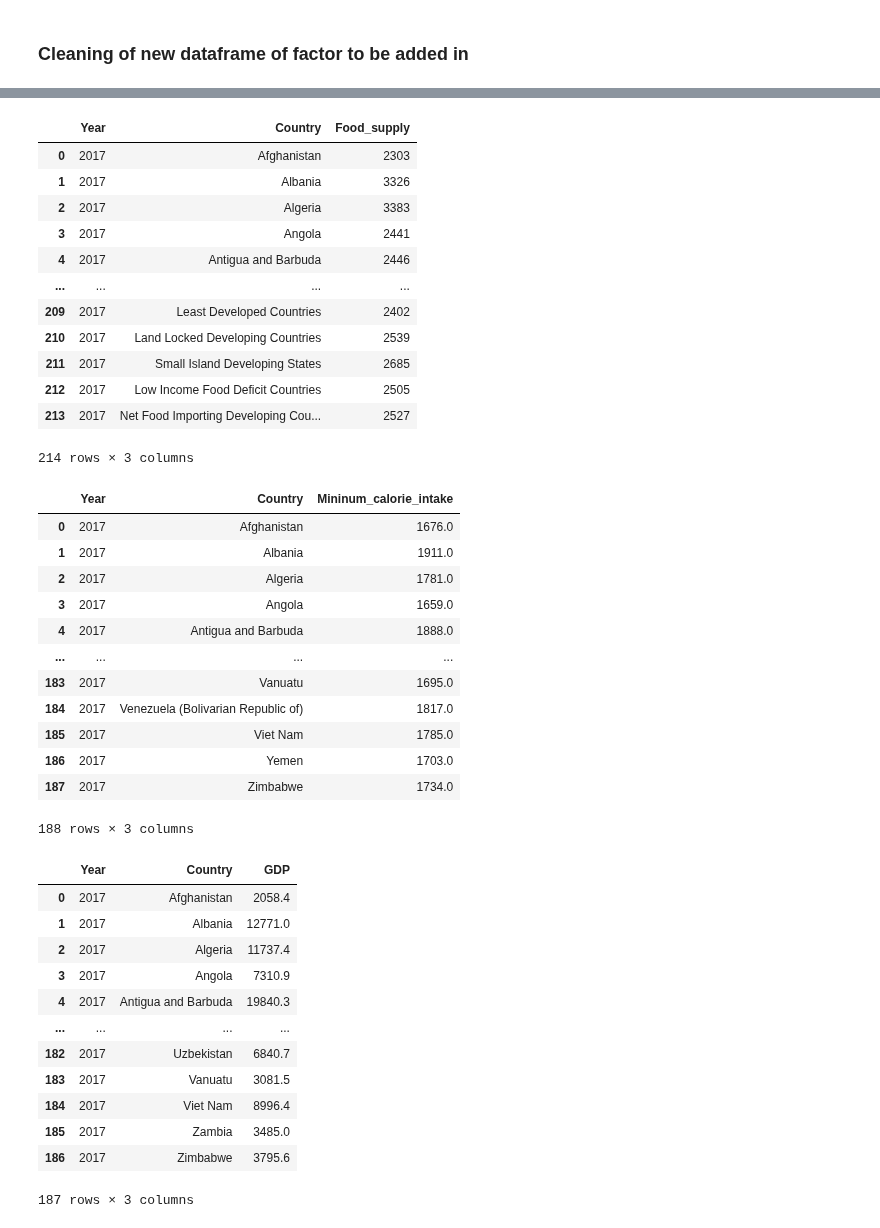
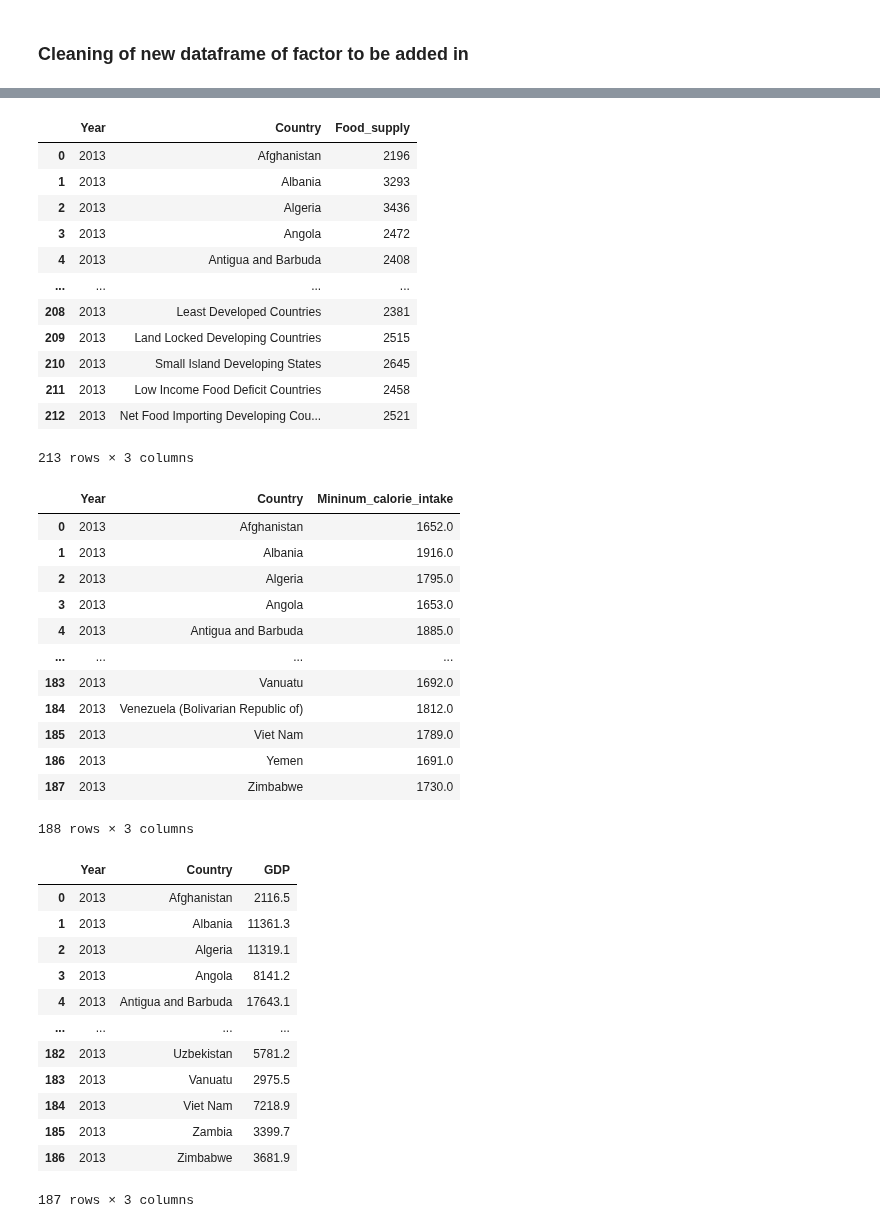
Before and after one commit to tanjoash/2D_data_driven_world, a Jupyter notebook: 2dwork/2D DDW.ipynb, the cells around one changed output, grey strips where cells are left out. Drawn from its saved outputs; the diff is of its cells as text; code cells hidden in the pictures.

```diff
--- a/2dwork/2D DDW.ipynb
+++ b/2dwork/2D DDW.ipynb
@@ -904,31 +926,31 @@ dfyears_protein_countries = dfyears_protein.Country.unique()
 # %%
 # read food supply csv
 df_food_supply = pd.read_csv("DDW_Food Supply.csv")
 # extract values only when item is "Grand Total"
 df_grand_total = df_food_supply[(df_food_supply["Item"] == "Grand Total")]
 # extract values from the specified year
-dfyears_food_supply = df_grand_total[(df_grand_total["Year"]==2017)]
+dfyears_food_supply = df_grand_total[(df_grand_total["Year"]==2013)]
 # extract year, country and food supply
 dfyears_food_supply = dfyears_food_supply[["Year", "Area", "Value"]]
 dfyears_food_supply = dfyears_food_supply.rename(columns = {"Area": "Country", "Value": "Food_supply"})
 # set index from 0
 dfyears_food_supply = dfyears_food_supply.reset_index(drop=True)
 # print dataframe
 dfyears_food_supply
 # %% [output]
 |  | Year | Country | Food_supply |
-| 0 | 2017 | Afghanistan | 2303 |
-| 1 | 2017 | Albania | 3326 |
-| 2 | 2017 | Algeria | 3383 |
-| 3 | 2017 | Angola | 2441 |
-| 4 | 2017 | Antigua and Barbuda | 2446 |
+| 0 | 2013 | Afghanistan | 2196 |
+| 1 | 2013 | Albania | 3293 |
+| 2 | 2013 | Algeria | 3436 |
+| 3 | 2013 | Angola | 2472 |
+| 4 | 2013 | Antigua and Barbuda | 2408 |
 | ... | ... | ... | ... |
-| 209 | 2017 | Least Developed Countries | 2402 |
-| 210 | 2017 | Land Locked Developing Countries | 2539 |
-| 211 | 2017 | Small Island Developing States | 2685 |
-| 212 | 2017 | Low Income Food Deficit Countries | 2505 |
-| 213 | 2017 | Net Food Importing Developing Cou... | 2527 |
+| 208 | 2013 | Least Developed Countries | 2381 |
+| 209 | 2013 | Land Locked Developing Countries | 2515 |
+| 210 | 2013 | Small Island Developing States | 2645 |
+| 211 | 2013 | Low Income Food Deficit Countries | 2458 |
+| 212 | 2013 | Net Food Importing Developing Cou... | 2521 |
-214 rows × 3 columns
+213 rows × 3 columns
 # %%
 df_food_supply_countries = dfyears_food_supply.Country.unique()
 # print(df_food_supply_countries)
@@ -938,7 +960,7 @@ df_min_cal_intake = pd.read_csv("DDW_Min Cal Intake.csv")
 # extract values that are not missing
 df_min_cal_intake = df_min_cal_intake[df_min_cal_intake["Value"].notna()]
 # extract year 2013 - 2017 values
-dfyears_min_cal = df_min_cal_intake[(df_min_cal_intake["Year"]==2017)]
+dfyears_min_cal = df_min_cal_intake[(df_min_cal_intake["Year"]==2013)]
 # extract year, country and values
 dfyears_min_cal = dfyears_min_cal[["Year", "Area", "Value"]]
 dfyears_min_cal = dfyears_min_cal.rename(columns = {"Area": "Country", "Value":"Mininum_calorie_intake"})
@@ -948,17 +970,17 @@ dfyears_min_cal = dfyears_min_cal.reset_index(drop=True)
 dfyears_min_cal
 # %% [output]
 |  | Year | Country | Mininum_calorie_intake |
-| 0 | 2017 | Afghanistan | 1676.0 |
-| 1 | 2017 | Albania | 1911.0 |
-| 2 | 2017 | Algeria | 1781.0 |
-| 3 | 2017 | Angola | 1659.0 |
-| 4 | 2017 | Antigua and Barbuda | 1888.0 |
+| 0 | 2013 | Afghanistan | 1652.0 |
+| 1 | 2013 | Albania | 1916.0 |
+| 2 | 2013 | Algeria | 1795.0 |
+| 3 | 2013 | Angola | 1653.0 |
+| 4 | 2013 | Antigua and Barbuda | 1885.0 |
 | ... | ... | ... | ... |
-| 183 | 2017 | Vanuatu | 1695.0 |
-| 184 | 2017 | Venezuela (Bolivarian Republic of) | 1817.0 |
-| 185 | 2017 | Viet Nam | 1785.0 |
-| 186 | 2017 | Yemen | 1703.0 |
-| 187 | 2017 | Zimbabwe | 1734.0 |
+| 183 | 2013 | Vanuatu | 1692.0 |
+| 184 | 2013 | Venezuela (Bolivarian Republic of) | 1812.0 |
+| 185 | 2013 | Viet Nam | 1789.0 |
+| 186 | 2013 | Yemen | 1691.0 |
+| 187 | 2013 | Zimbabwe | 1730.0 |
 188 rows × 3 columns
 # %%
 df_min_cal_intake_countries = dfyears_min_cal.Country.unique()
@@ -969,7 +991,7 @@ df_GDP = pd.read_csv("DDW_GDP per capita adjusted.csv")
 # extract values that are not missing
 df_GDP = df_GDP[(df_GDP["Value"].notna())]
 # extract year 2013-2017 values
-dfyears_GDP = df_GDP[(df_GDP["Year"]==2017)]
+dfyears_GDP = df_GDP[(df_GDP["Year"]==2013)]
 # extract year, country and value
 dfyears_GDP = dfyears_GDP[["Year","Area","Value"]]
 dfyears_GDP = dfyears_GDP.rename(columns = {"Area": "Country", "Value":"GDP"})
@@ -979,17 +1001,17 @@ dfyears_GDP = dfyears_GDP.reset_index(drop=True)
 dfyears_GDP
 # %% [output]
 |  | Year | Country | GDP |
-| 0 | 2017 | Afghanistan | 2058.4 |
-| 1 | 2017 | Albania | 12771.0 |
-| 2 | 2017 | Algeria | 11737.4 |
-| 3 | 2017 | Angola | 7310.9 |
-| 4 | 2017 | Antigua and Barbuda | 19840.3 |
+| 0 | 2013 | Afghanistan | 2116.5 |
+| 1 | 2013 | Albania | 11361.3 |
+| 2 | 2013 | Algeria | 11319.1 |
+| 3 | 2013 | Angola | 8141.2 |
+| 4 | 2013 | Antigua and Barbuda | 17643.1 |
 | ... | ... | ... | ... |
-| 182 | 2017 | Uzbekistan | 6840.7 |
-| 183 | 2017 | Vanuatu | 3081.5 |
-| 184 | 2017 | Viet Nam | 8996.4 |
-| 185 | 2017 | Zambia | 3485.0 |
-| 186 | 2017 | Zimbabwe | 3795.6 |
+| 182 | 2013 | Uzbekistan | 5781.2 |
+| 183 | 2013 | Vanuatu | 2975.5 |
+| 184 | 2013 | Viet Nam | 7218.9 |
+| 185 | 2013 | Zambia | 3399.7 |
+| 186 | 2013 | Zimbabwe | 3681.9 |
 187 rows × 3 columns
 # %%
 df_GDP_countries = dfyears_GDP.Country.unique()
```
Also changed, not shown: parts of 31 cells of this notebook, 6 other files.
